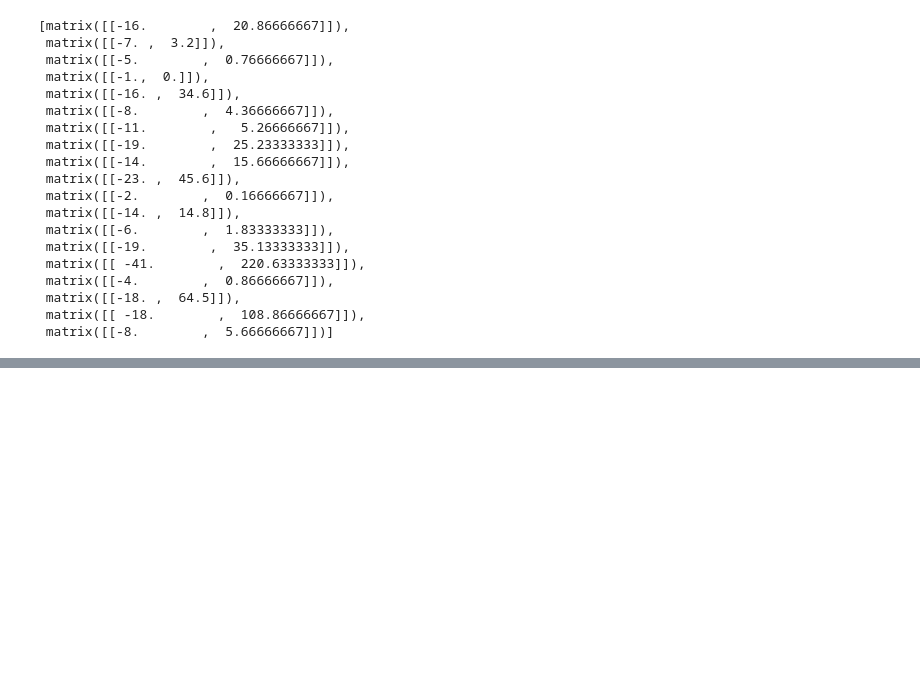
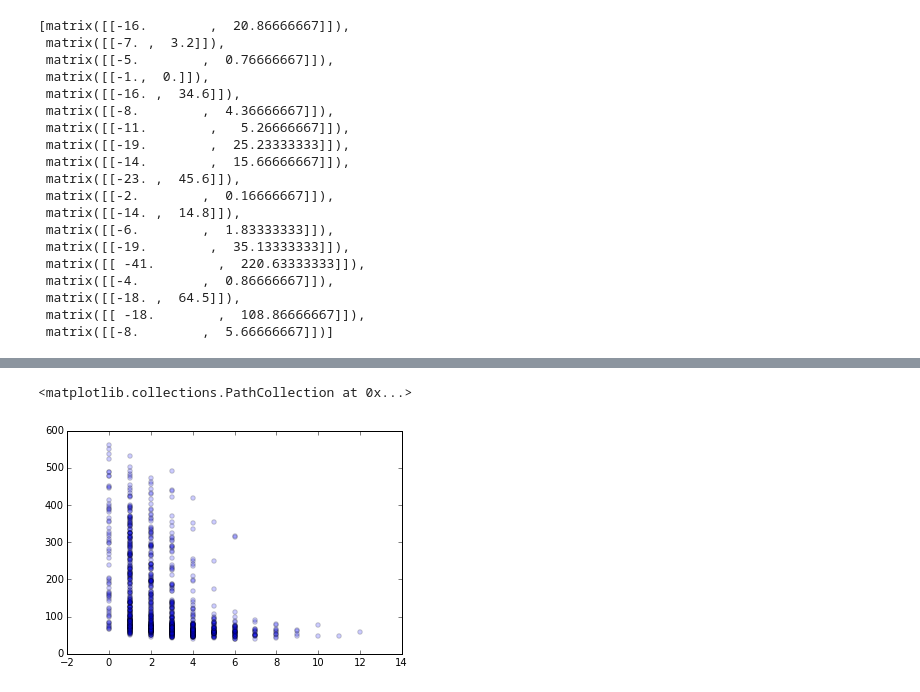
Before and after one commit to Nick-Ol/Ipython-Notebooks, a Jupyter notebook: Sleep/Sleep signal smoothing and feature research.ipynb, the cells around one changed output, grey strips where cells are left out. Saved outputs shown, nothing was run; the diff lists cells and outputs as text; code cells hidden in the pictures; blank space fills up the shorter version.

```diff
--- a/Sleep/Sleep signal smoothing.ipynb
+++ b/Sleep/Sleep signal smoothing and feature research.ipynb
@@ -132,0 +155,12 @@ spec1 = specgram(signal[start:(start + 10800*freq*span)], Fs = freq)
+# %%
+i = 0
+count = 0
+while i < len(sample):
+    while i < len(sample) and sample[i] < upper:
+        i = i + 1
+        #when we get out of this we are > upper
+    while i < len(sample) and sample[i] > lower:
+        i = i + 1
+        #we get out when we go under lower
+    count = count + 1
+count = count - 1 # compensating for going out of the loop when i = len(sample)
@@ -132,0 +178,25 @@ spec1 = specgram(signal[start:(start + 10800*freq*span)], Fs = freq)
+# %%
+def getMathosFeatures(sample, alpha):
+    Ampl = max(sample) - min(sample)
+    lower = min(sample) + alpha*Ampl
+    upper = max(sample) - alpha*Ampl
+    i = 0
+    count = 0
+    while i < len(sample):
+        while i < len(sample) and sample[i] < upper:
+            i = i + 1
+            #when we get out of this we are > upper
+        while i < len(sample) and sample[i] > lower:
+            i = i + 1
+            #we get out when we go under lower
+        count = count + 1
+    count = count - 1
+    return list([count, Ampl])
+# %%
+Fs = 200
+windowTimeSpan = 5
+span = Fs*windowTimeSpan
+test = np.zeros([1000, 2])
+for start in range(1000):
+    sample = signal[start*span:(start + 1)*span]
+    test[start, :] = getMathosFeatures(sample, 0.2)
@@ -132,0 +213,5 @@ spec1 = specgram(signal[start:(start + 10800*freq*span)], Fs = freq)
+# %%
+plt.scatter(test[: , 0], test[: , 1], alpha=0.2)
+# %% [output]
+<matplotlib.collections.PathCollection at 0x...>
+[figure, added]
```
Also changed, not shown: parts of 8 cells of this notebook.
